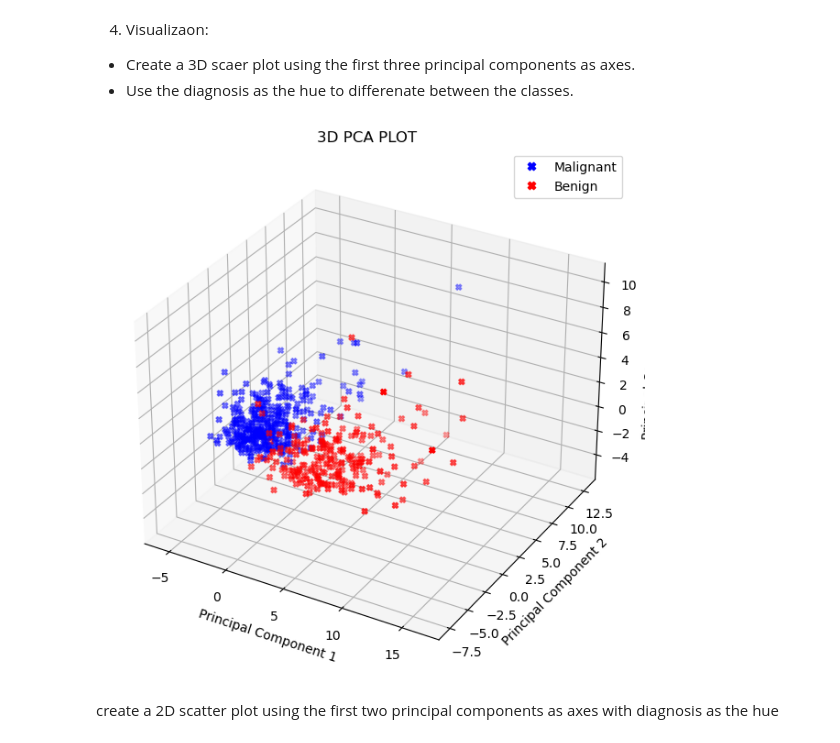
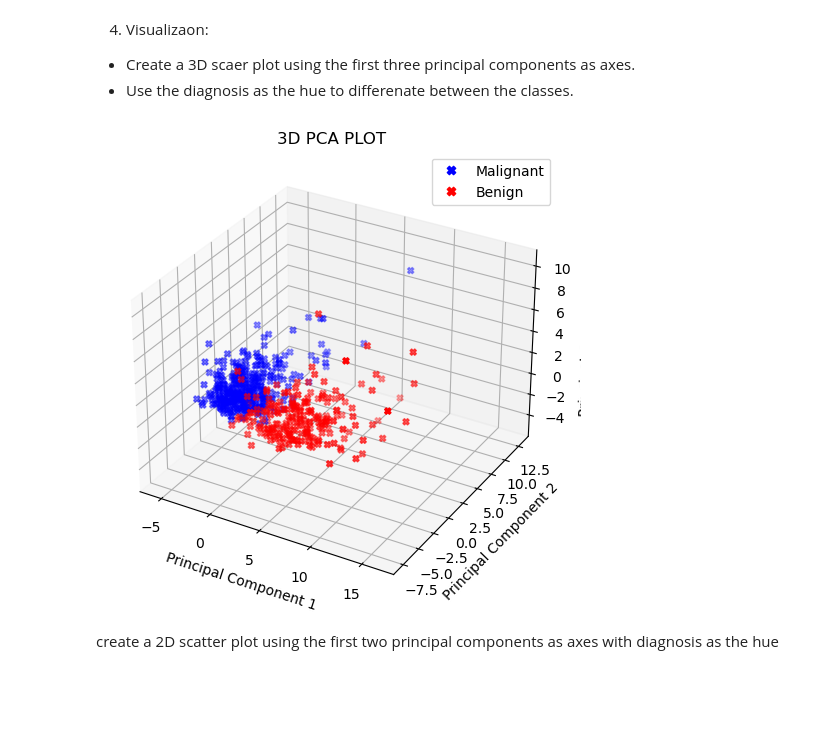
Before and after one commit to ArnobTurja2002Ghosh/pca, a Jupyter notebook: Untitled.ipynb, the cells around one changed output. Saved outputs shown, nothing was run; the diff lists cells and outputs as text; code cells hidden in the pictures; blank space fills up the shorter version.

```diff
--- a/Untitled.ipynb
+++ b/Untitled.ipynb
@@ -150,25 +150,25 @@ np.max(X_pca[:,1])
 - Use the diagnosis as the hue to differenate between the classes.
 # %%
 from matplotlib.colors import ListedColormap
-fig = plt.figure(figsize=(9, 6), layout='constrained')
+fig = plt.figure(layout='constrained')
 
 ax = fig.add_subplot(projection="3d")
 
 scatter=ax.scatter(X_pca[:, 0], X_pca[:, 1], X_pca[:, 2], c=abalone_data_scaled_df['diagnosis_M'], cmap = ListedColormap(['b', 'r']), marker='X')
 
 ax.set_title('3D PCA PLOT')
 
 ax.set_xlabel("Principal Component 1")
 
 ax.set_ylabel("Principal Component 2")
 ax.set_yticks([-7.5, -5, -2.5, 0, 2.5, 5, 7.5, 10, 12.5])
 
 ax.set_zlabel("Principal Component 3")
 ax.set_zticks([-4, -2, 0, 2, 4, 6, 8, 10])
 
 L=ax.legend(scatter.legend_elements()[0], ['Malignant', 'Benign'], loc="upper right")
 # %% [output]
-[figure, old version]
+[figure, new version]
 # %% [markdown]
  create a 2D scatter plot using the first two principal components as axes with
 diagnosis as the hue
```
